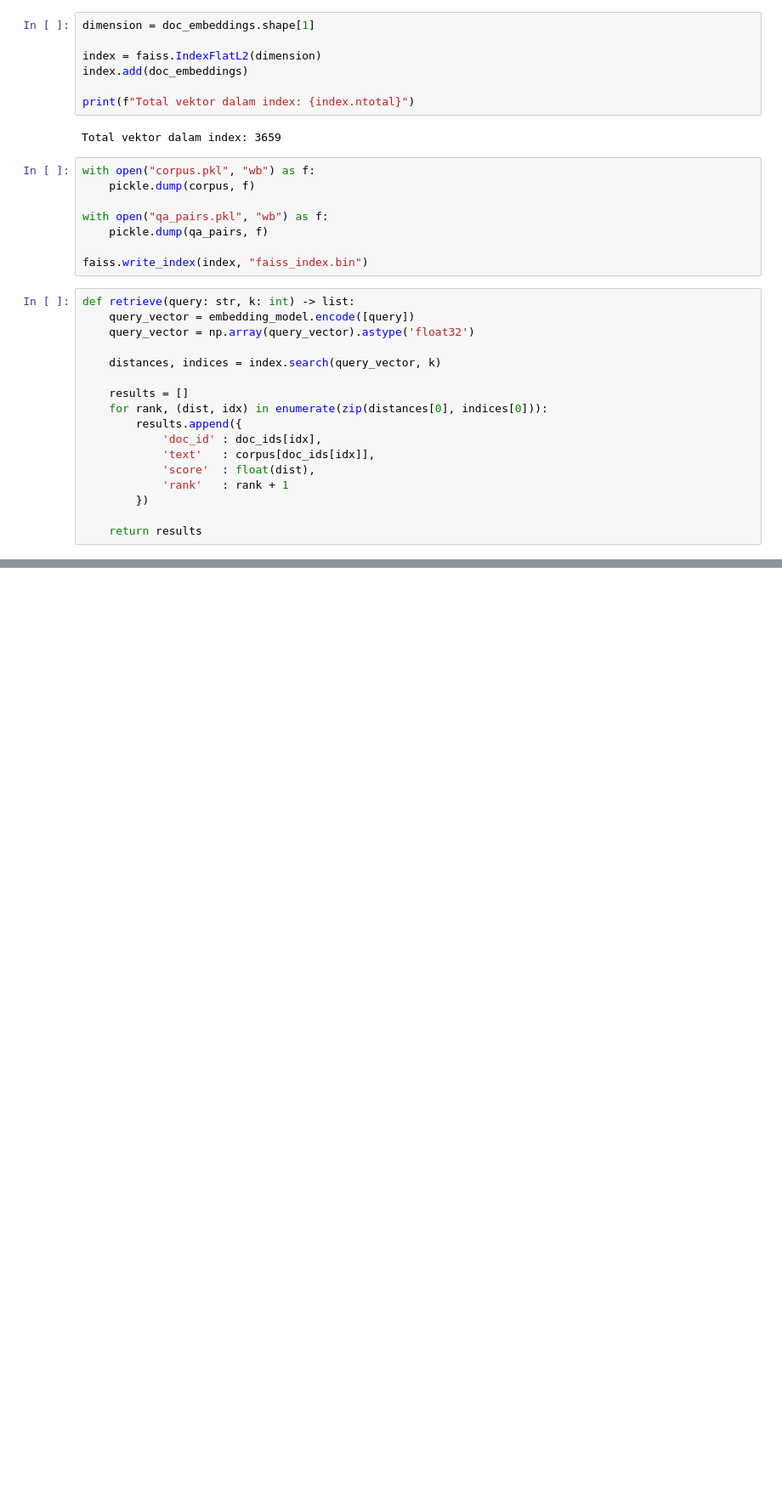
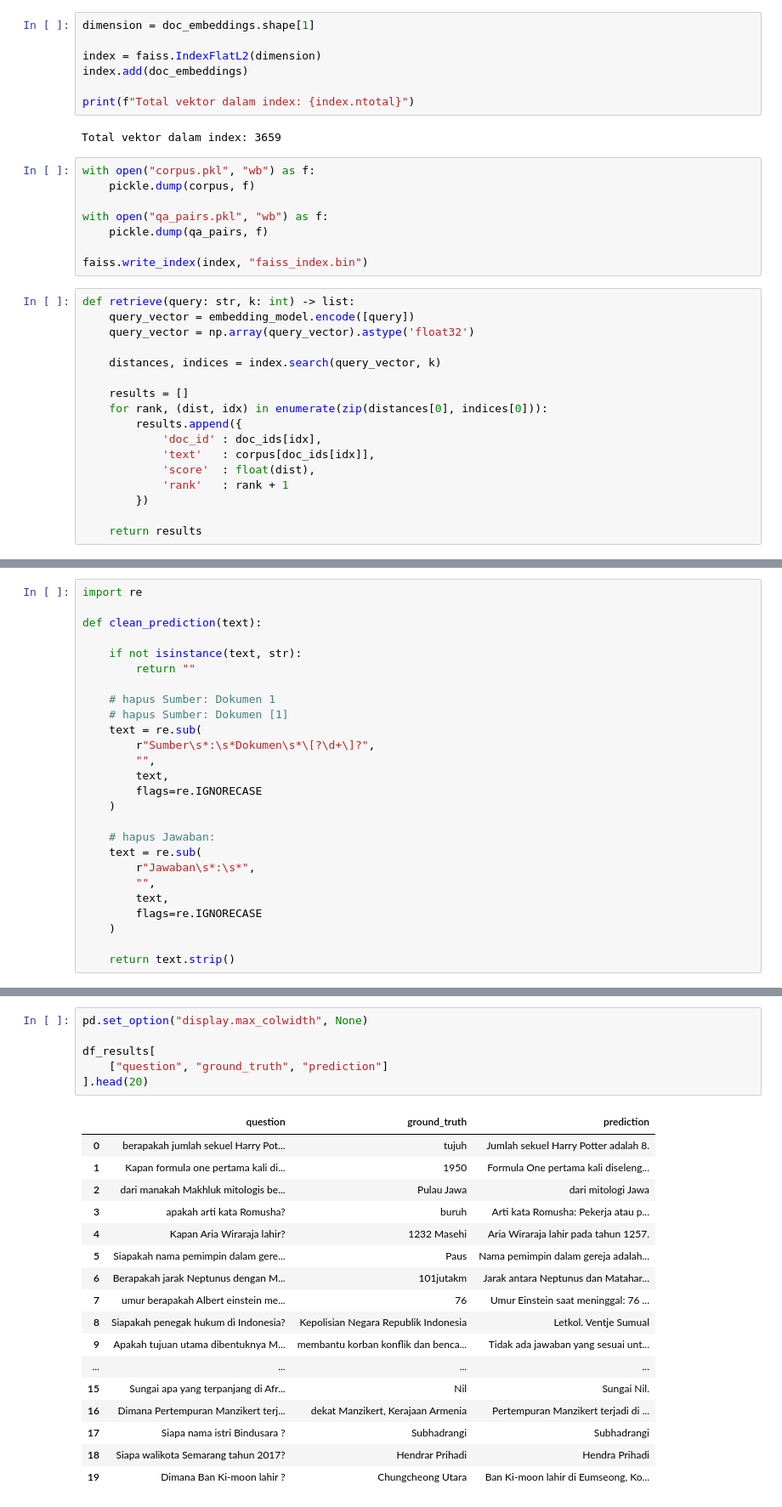
Before and after one commit to azyaf/RAG-Project, a Jupyter notebook: Data_Retrieval.ipynb, the cells around one changed output, grey strips where cells are left out. Shown at 85% size. Drawn from its saved outputs; the diff is of its cells as text; blank space fills up the shorter version.

```diff
--- a/Data_Retrieval.ipynb
+++ b/Data_Retrieval.ipynb
@@ -246,0 +336,26 @@ Jumlah dokumen retrieved: 3
+# %%
+import re
+
+def clean_prediction(text):
+
+    if not isinstance(text, str):
+        return ""
+
+    # hapus Sumber: Dokumen 1
+    # hapus Sumber: Dokumen [1]
+    text = re.sub(
+        r"Sumber\s*:\s*Dokumen\s*\[?\d+\]?",
+        "",
+        text,
+        flags=re.IGNORECASE
+    )
+
+    # hapus Jawaban:
+    text = re.sub(
+        r"Jawaban\s*:\s*",
+        "",
+        text,
+        flags=re.IGNORECASE
+    )
+
+    return text.strip()
@@ -246,0 +418,24 @@ Jumlah dokumen retrieved: 3
+# %%
+pd.set_option("display.max_colwidth", None)
+
+df_results[
+    ["question", "ground_truth", "prediction"]
+].head(20)
+# %% [output]
+|  | question | ground_truth | prediction |
+| 0 | berapakah jumlah sekuel Harry Pot... | tujuh | Jumlah sekuel Harry Potter adalah 8. |
+| 1 | Kapan formula one pertama kali di... | 1950 | Formula One pertama kali diseleng... |
+| 2 | dari manakah Makhluk mitologis be... | Pulau Jawa | dari mitologi Jawa |
+| 3 | apakah arti kata Romusha? | buruh | Arti kata Romusha: Pekerja atau p... |
+| 4 | Kapan Aria Wiraraja lahir? | 1232 Masehi | Aria Wiraraja lahir pada tahun 1257. |
+| 5 | Siapakah nama pemimpin dalam gere... | Paus | Nama pemimpin dalam gereja adalah... |
+| 6 | Berapakah jarak Neptunus dengan M... | 101jutakm | Jarak antara Neptunus dan Matahar... |
+| 7 | umur berapakah Albert einstein me... | 76 | Umur Einstein saat meninggal: 76 ... |
+| 8 | Siapakah penegak hukum di Indonesia? | Kepolisian Negara Republik Indonesia | Letkol. Ventje Sumual |
+| 9 | Apakah tujuan utama dibentuknya M... | membantu korban konflik dan benca... | Tidak ada jawaban yang sesuai unt... |
+| ... | ... | ... | ... |
+| 15 | Sungai apa yang terpanjang di Afr... | Nil | Sungai Nil. |
+| 16 | Dimana Pertempuran Manzikert terj... | dekat Manzikert, Kerajaan Armenia | Pertempuran Manzikert terjadi di ... |
+| 17 | Siapa nama istri Bindusara ? | Subhadrangi | Subhadrangi |
+| 18 | Siapa walikota Semarang tahun 2017? | Hendrar Prihadi | Hendra Prihadi |
+| 19 | Dimana Ban Ki-moon lahir ? | Chungcheong Utara | Ban Ki-moon lahir di Eumseong, Ko... |
```
Also changed, not shown: parts of 11 cells of this notebook.
